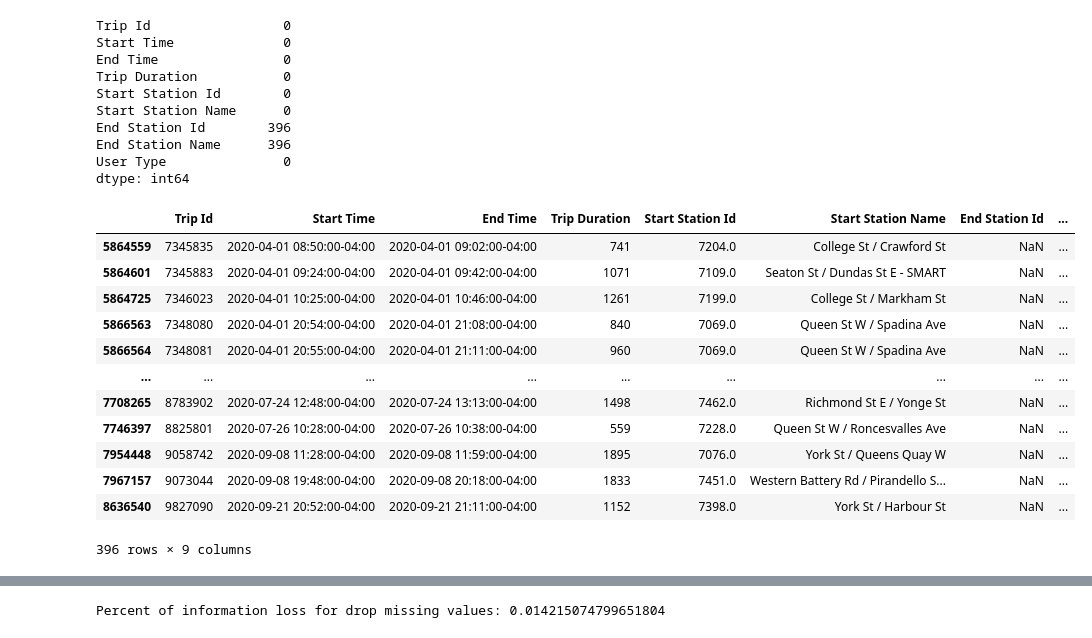
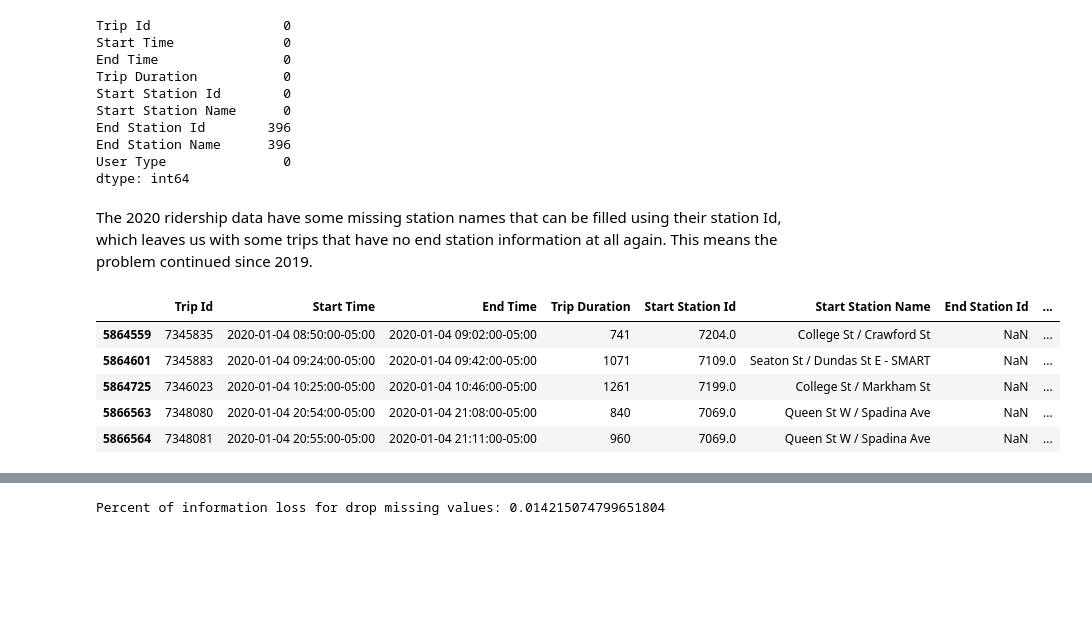
Before and after one commit to Charlotte-03/CME-DiligentDebuggers, a Jupyter notebook: project.ipynb, the cells around one changed output, grey strips where cells are left out. Drawn from its saved outputs; the diff is of its cells as text; code cells hidden in the pictures; blank space fills up the shorter version.

```diff
--- a/project.ipynb
+++ b/project.ipynb
@@ -473,3 +514,0 @@ ridership['User Type'].replace(user_rename, inplace=True)
-# %%
-#Set Trip ID to index
-ridership.set_index('Trip Id')
@@ -553,16 +577,16 @@ def time_convert(df):
     df_copy = df.copy()
 
     if 'UTC' in df_copy['Start Time'].iloc[0]:
-        df_copy['Start Time'] = pd.to_datetime(df['Start Time'].str[:16])\
+        df_copy['Start Time'] = pd.to_datetime(df['Start Time'].str[:16], format='%Y-%m-%d %H:%M')\
             .dt.tz_localize('UTC', ambiguous=True, nonexistent='shift_backward')\
                 .dt.tz_convert('US/Eastern')
-        df_copy['End Time'] = pd.to_datetime(df['End Time'].str[:16])\
+        df_copy['End Time'] = pd.to_datetime(df['End Time'].str[:16], format='%Y-%m-%d %H:%M')\
             .dt.tz_localize('UTC', ambiguous=True, nonexistent='shift_backward')\
                 .dt.tz_convert('US/Eastern')
     else:
-        df_copy['Start Time'] = pd.to_datetime(df['Start Time'].str[:16])\
+        df_copy['Start Time'] = pd.to_datetime(df['Start Time'].str[:16], format='%d/%m/%Y %H:%M')\
             .dt.tz_localize('US/Eastern', ambiguous=True, nonexistent='shift_backward')
-        df_copy['End Time'] = pd.to_datetime(df['End Time'].str[:16])\
+        df_copy['End Time'] = pd.to_datetime(df['End Time'].str[:16], format='%d/%m/%Y %H:%M')\
             .dt.tz_localize('US/Eastern', ambiguous=True, nonexistent='shift_backward')
 
     return df_copy
@@ -1360,22 +1431,18 @@ End Station Id        396
 End Station Name      396
 User Type               0
 dtype: int64
+# %% [markdown]
+The 2020 ridership data have some missing station names that can be filled using their station Id, which leaves us with some trips that have no end station information at all again. This means the problem continued since 2019.
 # %%
 # Examine the rows with missing station Id and station name
-ridership_est_2020[
+empty_2020 = ridership_est_2020[
     (ridership_est_2020['End Station Name'].isnull()==True) |
     (ridership_est_2020['End Station Id'].isnull()==True)]
+empty_2020.head()
 # %% [output]
 |  | Trip Id | Start Time | End Time | Trip Duration | Start Station Id | Start Station Name | End Station Id | ... |
-| 5864559 | 7345835 | 2020-04-01 08:50:00-04:00 | 2020-04-01 09:02:00-04:00 | 741 | 7204.0 | College St / Crawford St | NaN | ... |
-| 5864601 | 7345883 | 2020-04-01 09:24:00-04:00 | 2020-04-01 09:42:00-04:00 | 1071 | 7109.0 | Seaton St / Dundas St E - SMART | NaN | ... |
-| 5864725 | 7346023 | 2020-04-01 10:25:00-04:00 | 2020-04-01 10:46:00-04:00 | 1261 | 7199.0 | College St / Markham St | NaN | ... |
-| 5866563 | 7348080 | 2020-04-01 20:54:00-04:00 | 2020-04-01 21:08:00-04:00 | 840 | 7069.0 | Queen St W / Spadina Ave | NaN | ... |
-| 5866564 | 7348081 | 2020-04-01 20:55:00-04:00 | 2020-04-01 21:11:00-04:00 | 960 | 7069.0 | Queen St W / Spadina Ave | NaN | ... |
-| ... | ... | ... | ... | ... | ... | ... | ... | ... |
-| 7708265 | 8783902 | 2020-07-24 12:48:00-04:00 | 2020-07-24 13:13:00-04:00 | 1498 | 7462.0 | Richmond St E / Yonge St | NaN | ... |
-| 7746397 | 8825801 | 2020-07-26 10:28:00-04:00 | 2020-07-26 10:38:00-04:00 | 559 | 7228.0 | Queen St W / Roncesvalles Ave | NaN | ... |
-| 7954448 | 9058742 | 2020-09-08 11:28:00-04:00 | 2020-09-08 11:59:00-04:00 | 1895 | 7076.0 | York St / Queens Quay W | NaN | ... |
-| 7967157 | 9073044 | 2020-09-08 19:48:00-04:00 | 2020-09-08 20:18:00-04:00 | 1833 | 7451.0 | Western Battery Rd / Pirandello S... | NaN | ... |
-| 8636540 | 9827090 | 2020-09-21 20:52:00-04:00 | 2020-09-21 21:11:00-04:00 | 1152 | 7398.0 | York St / Harbour St | NaN | ... |
+| 5864559 | 7345835 | 2020-01-04 08:50:00-05:00 | 2020-01-04 09:02:00-05:00 | 741 | 7204.0 | College St / Crawford St | NaN | ... |
+| 5864601 | 7345883 | 2020-01-04 09:24:00-05:00 | 2020-01-04 09:42:00-05:00 | 1071 | 7109.0 | Seaton St / Dundas St E - SMART | NaN | ... |
+| 5864725 | 7346023 | 2020-01-04 10:25:00-05:00 | 2020-01-04 10:46:00-05:00 | 1261 | 7199.0 | College St / Markham St | NaN | ... |
+| 5866563 | 7348080 | 2020-01-04 20:54:00-05:00 | 2020-01-04 21:08:00-05:00 | 840 | 7069.0 | Queen St W / Spadina Ave | NaN | ... |
+| 5866564 | 7348081 | 2020-01-04 20:55:00-05:00 | 2020-01-04 21:11:00-05:00 | 960 | 7069.0 | Queen St W / Spadina Ave | NaN | ... |
-396 rows × 9 columns
```
Also changed, not shown: parts of 69 cells of this notebook.
